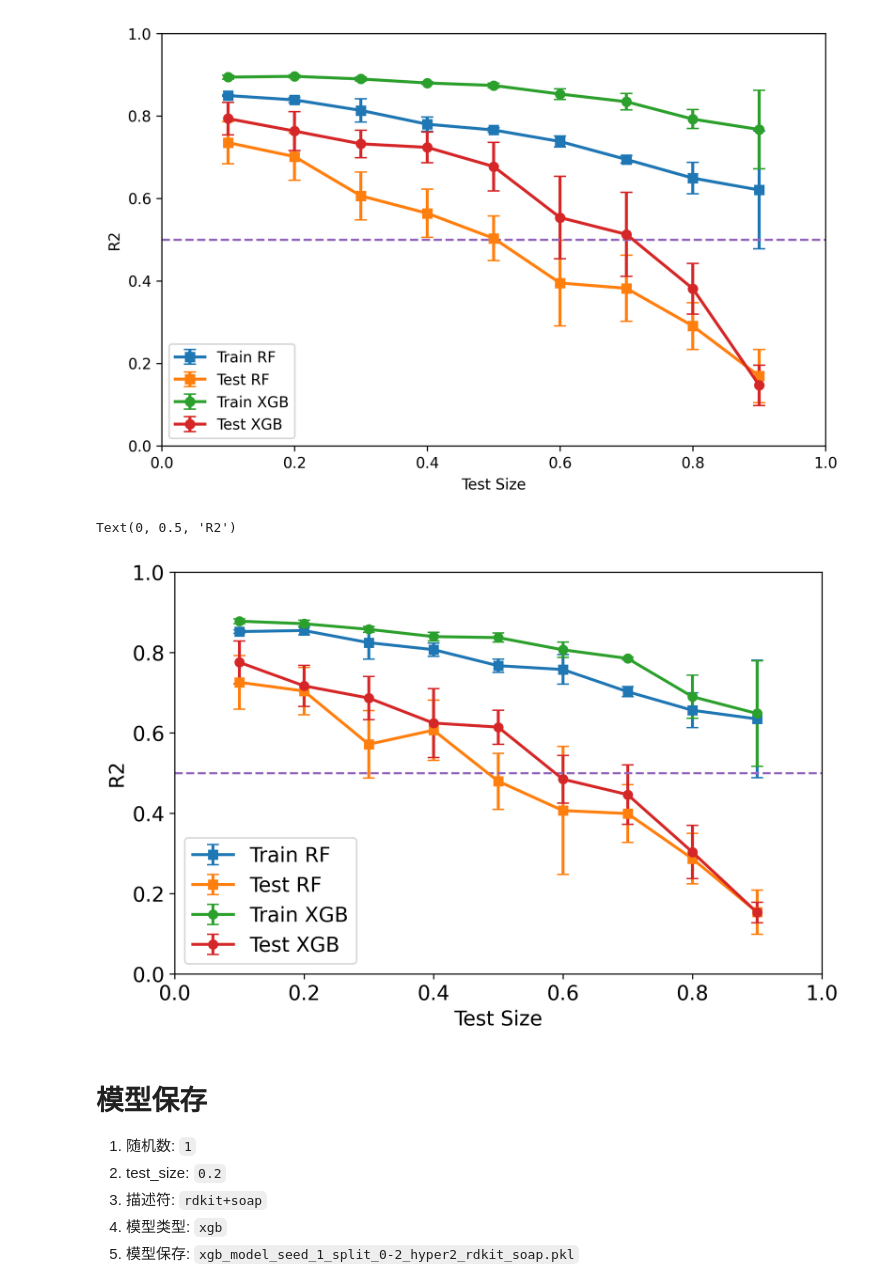
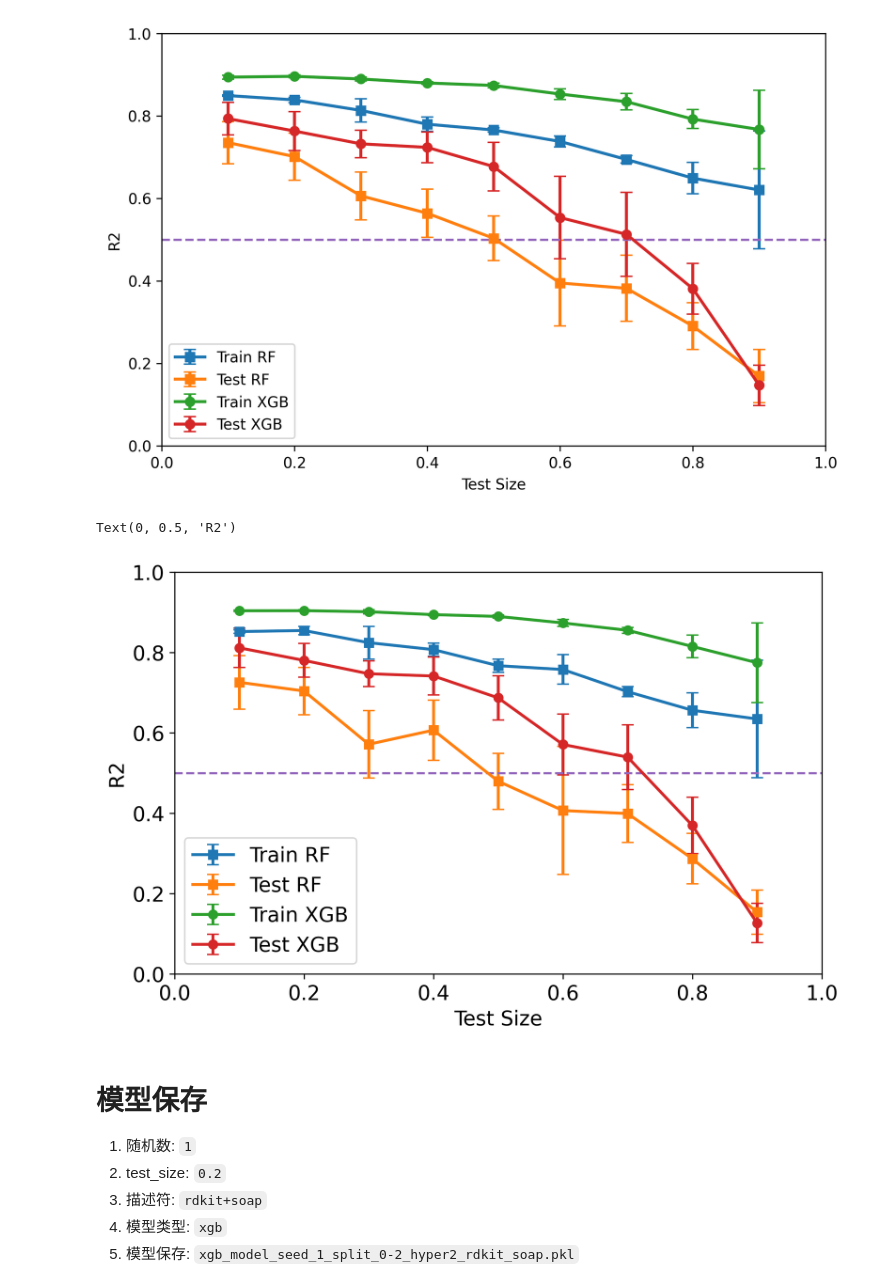
Before and after one commit to iawnix/AAReact, a Jupyter notebook: train/eval_ml_model_result.ipynb, the cells around one changed output. Drawn from its saved outputs; the diff is of its cells as text; code cells hidden in the pictures.

```diff
--- a/train/eval_ml_model_result.ipynb
+++ b/train/eval_ml_model_result.ipynb
@@ -194,7 +194,7 @@ with open("{}_data_class.pkl".format(prefix), "rb") as f:
 
 # 超参之后的参数
 rf_best_params = {'max_depth': 10, 'min_samples_leaf': 4, 'min_samples_split': 2, 'n_estimators': 20}
-xgb_best_params = {'colsample_bytree': 0.8, 'learning_rate': 0.1, 'max_depth': 8, 'min_child_weight': 5, 'n_estimators': 50, 'reg_alpha': 0.8, 'reg_lambda': 0.8, 'subsample': 0.5}
+xgb_best_params = {'colsample_bytree': 0.8, 'learning_rate': 0.1, 'max_depth': 8, 'min_child_weight': 5, 'n_estimators': 30, 'reg_alpha': 0.5, 'reg_lambda': 0.5, 'subsample': 0.9}
 
 # 评估模型对不同数据集划分的敏感性
 rf_eval_dataset_split_result = eval_dataset_split(seed_s = [1, 2, 3, 4], test_size_s = [0.1, 0.2, 0.3, 0.4, 0.5, 0.6, 0.7, 0.8, 0.9]
@@ -202,34 +202,34 @@ rf_eval_dataset_split_result = eval_dataset_split(seed_s = [1, 2, 3, 4], test_si
                    , model_name = "rf"
                    , data_x = data_x, data_y = data_y, data_class = data_class
                    , eval_func = r2_score)
 xgb_eval_dataset_split_result = eval_dataset_split(seed_s = [1, 2, 3, 4], test_size_s = [0.1, 0.2, 0.3, 0.4, 0.5, 0.6, 0.7, 0.8, 0.9]
                    , parms = xgb_best_params
                    , model_name = "xgb"
                    , data_x = data_x, data_y = data_y, data_class = data_class
                    , eval_func = r2_score)
 
 # 绘制模型对不同数据集划分的敏感性
 test_size_s = [0.1, 0.2, 0.3, 0.4, 0.5, 0.6, 0.7, 0.8, 0.9]
 plt.figure(figsize=(8, 5), dpi=300)
 plt.errorbar(test_size_s, rf_eval_dataset_split_result[0], yerr=rf_eval_dataset_split_result[1]
              , label = "Train RF" , fmt="-s", capsize=4,linewidth=2, markersize=6)
 plt.errorbar(test_size_s, rf_eval_dataset_split_result[2], yerr=rf_eval_dataset_split_result[3]
              , label = "Test RF" , fmt="-s", capsize=4,linewidth=2, markersize=6)
 
 plt.errorbar(test_size_s, xgb_eval_dataset_split_result[0], yerr=xgb_eval_dataset_split_result[1]
              , label = "Train XGB" , fmt="-o", capsize=4,linewidth=2, markersize=6)
 plt.errorbar(test_size_s, xgb_eval_dataset_split_result[2], yerr=xgb_eval_dataset_split_result[3]
              , label = "Test XGB" , fmt="-o", capsize=4,linewidth=2, markersize=6)
 
 plt.plot([0, 1], [0.5, 0.5], linestyle='--')
 plt.legend()
 plt.xlim([0, 1])
 plt.ylim([0, 1])
 plt.xlabel("Test Size")
 plt.ylabel("R2")
 # %% [output]
 Text(0, 0.5, 'R2')
-[figure, old version]
+[figure, new version]
 # %% [markdown]
 # 模型保存
 1. 随机数: `1`
```
Also changed, not shown: parts of 2 cells of this notebook, 4 other files.
